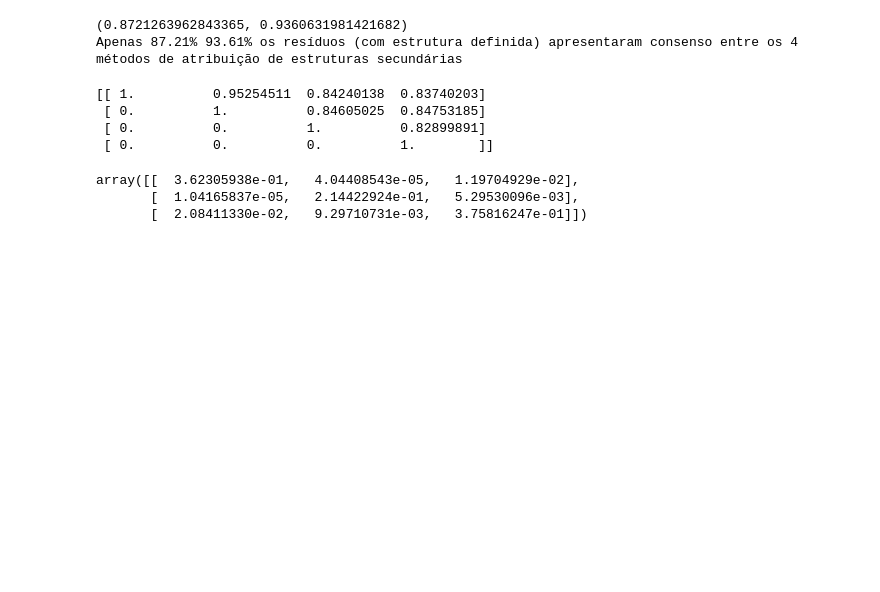
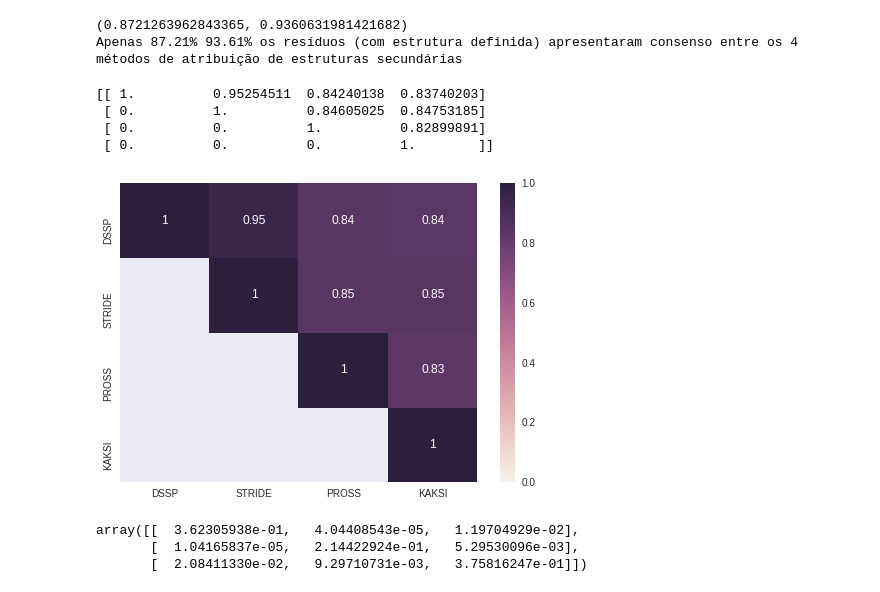
Before and after one commit to jgcarvalho/PhD-thesis, a Jupyter notebook: notebooks/comparacao_atribuicao_ss.ipynb, the cells around one changed output. Saved outputs shown, nothing was run; the diff lists cells and outputs as text; code cells hidden in the pictures; blank space fills up the shorter version.

Commit message:
resultados comparacao metodos atribuicao

```diff
--- a/notebooks/comparacao_atribuicao_ss.ipynb
+++ b/notebooks/comparacao_atribuicao_ss.ipynb
@@ -161,20 +161,25 @@ Apenas 87.21% 93.61% os resíduos (com estrutura definida) apresentaram consenso
 # %%
 def plot_algs(c):
     result = np.eye(4)
     for ss in ['H','E','C']:
         result[0,1] += c[('DSSP','STRIDE',ss,ss)]
         result[0,2] += c[('DSSP','PROSS',ss,ss)]
         result[0,3] += c[('DSSP','KAKSI',ss,ss)]
         result[1,2] += c[('STRIDE','PROSS',ss,ss)]
         result[1,3] += c[('STRIDE','KAKSI',ss,ss)]
         result[2,3] += c[('PROSS','KAKSI',ss,ss)]
+    labels = ["DSSP","STRIDE","PROSS","KAKSI"]
+    fig = sns.heatmap(result, annot=True,xticklabels=labels, yticklabels=labels, mask= np.tri(4, 4, -1, dtype=bool)
+)
+    fig.figure.savefig("../figures/comparacao_metodos_atribuicao.pdf")
     return result
 print(plot_algs(comparative_norm))
 # %% [output]
 [[ 1.          0.95254511  0.84240138  0.83740203]
  [ 0.          1.          0.84605025  0.84753185]
  [ 0.          0.          1.          0.82899891]
  [ 0.          0.          0.          1.        ]]
+[figure, added]
 # %%
 def plot_vs(c, ss1_name, ss2_name):
     ss = ['H','E','C']
```
Also changed, not shown: 14 other files.
